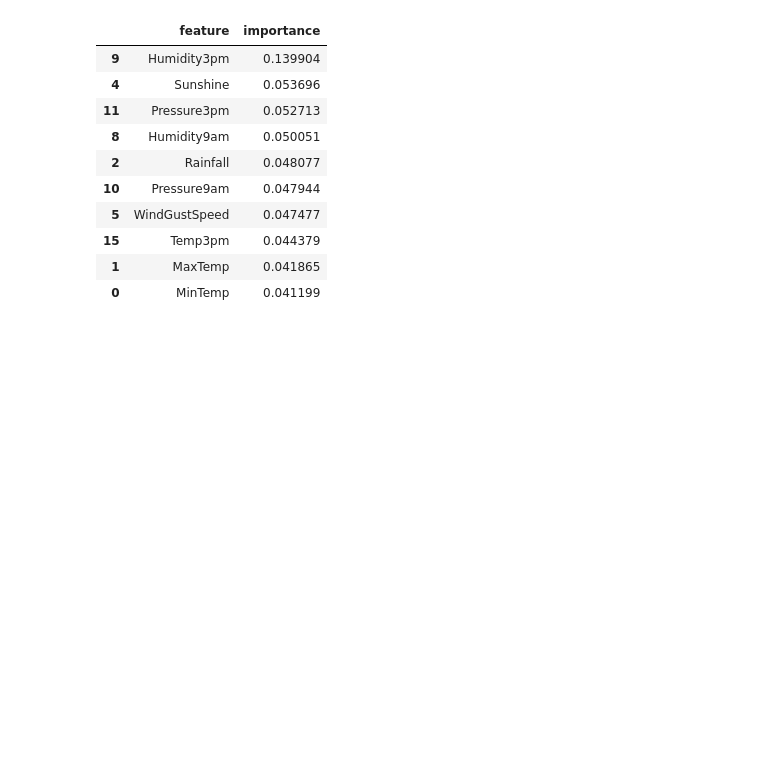
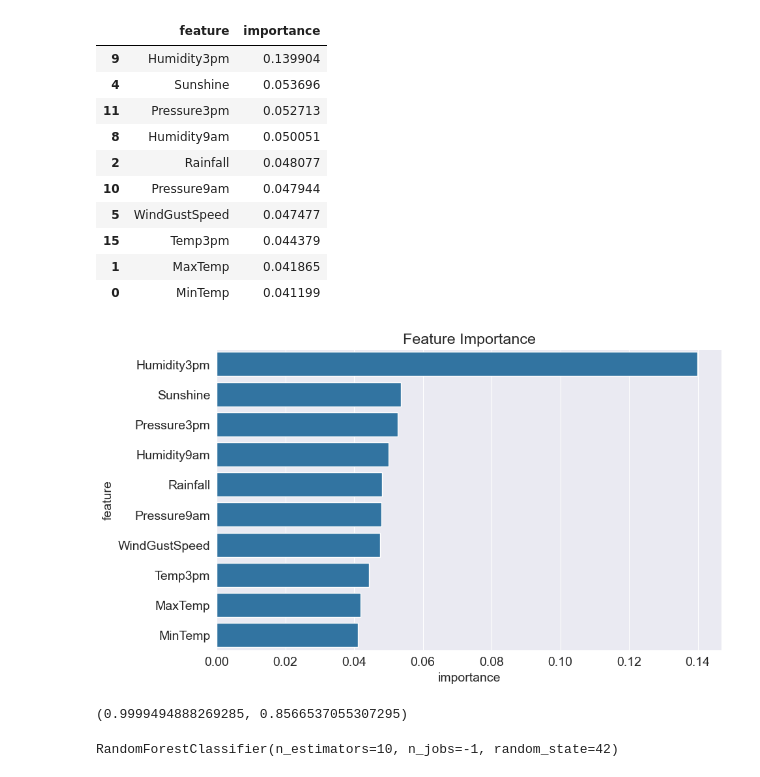
Before and after one commit to AdithyaNarayann/Weather_prediction_Random_forest, a Jupyter notebook: main.ipynb, the cells around one changed output. Drawn from its saved outputs; the diff is of its cells as text; code cells hidden in the pictures; blank space fills up the shorter version.

```diff
--- a/main.ipynb
+++ b/main.ipynb
@@ -426,3 +426,8 @@ importance_df.head(10)
 | 15 | Temp3pm | 0.044379 |
 | 1 | MaxTemp | 0.041865 |
 | 0 | MinTemp | 0.041199 |
+# %%
+plt.title('Feature Importance')
+sns.barplot(data=importance_df.head(10), x='importance', y='feature');
+# %% [output]
+[figure, added]
@@ -428,0 +439,5 @@ importance_df.head(10)
+# %%
+base_accs = base_train_acc, base_val_acc
+base_accs
+# %% [output]
+(0.9999494888269285, 0.8566537055307295)
@@ -428,0 +446,4 @@ importance_df.head(10)
+# %%
+model.fit(X_train, train_targets)
+# %% [output]
+RandomForestClassifier(n_estimators=10, n_jobs=-1, random_state=42)
```
Also changed, not shown: parts of 35 cells of this notebook.
